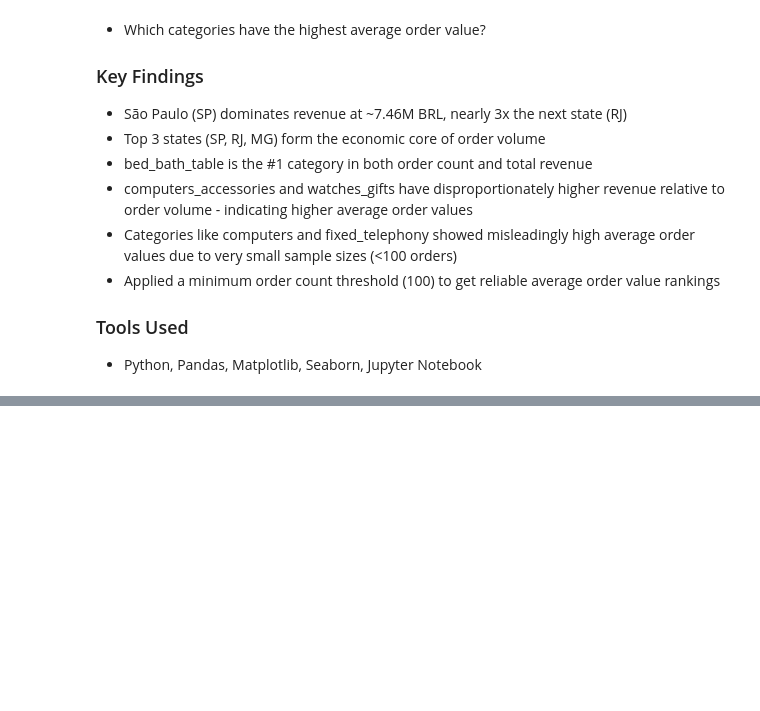
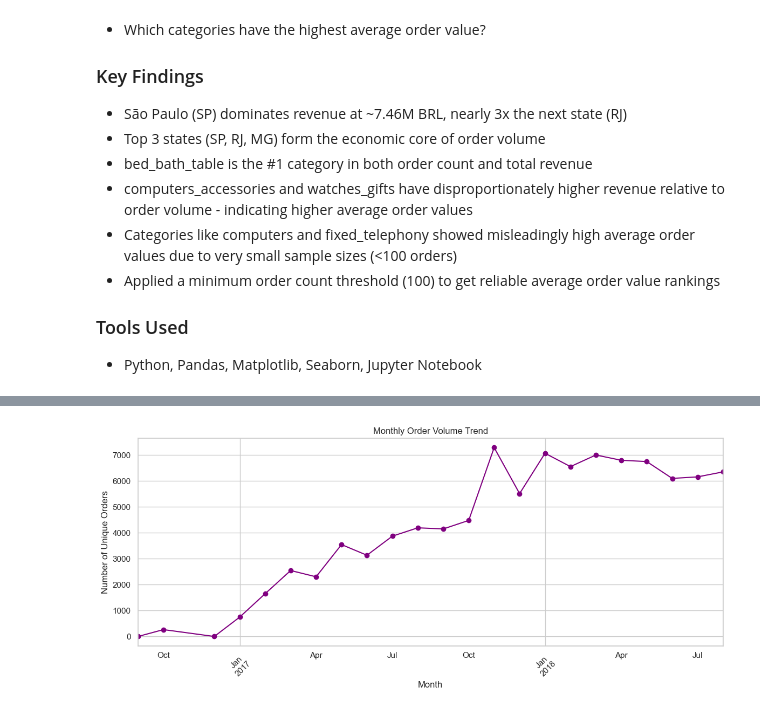
Before and after one commit to siva-dataanalyst/olist-ecommerce-analysis, a Jupyter notebook: notebooks/02_eda_analysis.ipynb, the cells around one changed output, grey strips where cells are left out. Cells and saved outputs as stored; diff of their text form; code cells hidden in the pictures; blank space fills up the shorter version.

```diff
--- a/notebooks/02_eda_analysis.ipynb
+++ b/notebooks/02_eda_analysis.ipynb
@@ -176,0 +244,16 @@ air_conditioning                302.209932    294
+# %%
+##Monthly order trend:
+
+master_df["order_purchase_month"] = master_df["order_purchase_timestamp"].dt.to_period("M")
+
+monthly_orders = master_df.groupby("order_purchase_month")["order_id"].nunique()
+
+plt.figure(figsize=(14,5))
+monthly_orders.plot(kind="line", marker="o", color="purple")
+plt.title("Monthly Order Volume Trend")
+plt.xlabel("Month")
+plt.ylabel("Number of Unique Orders")
+plt.xticks(rotation=45)
+plt.show()
+# %% [output]
+[figure, added]
```
Also changed, not shown: parts of 6 cells of this notebook.
